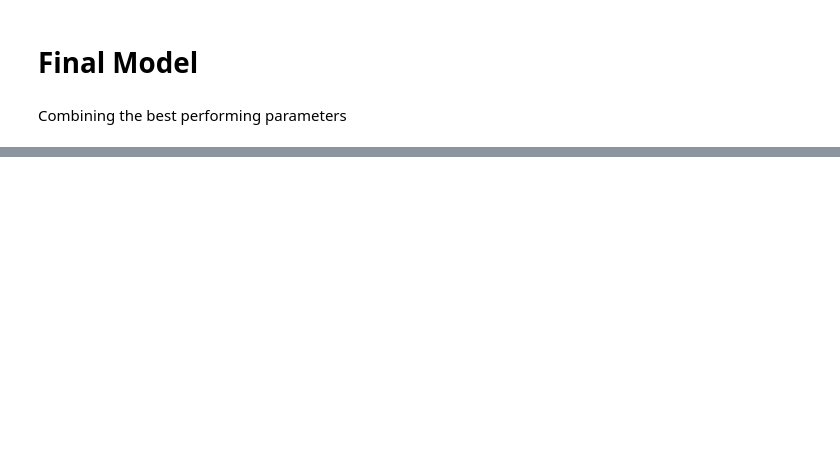
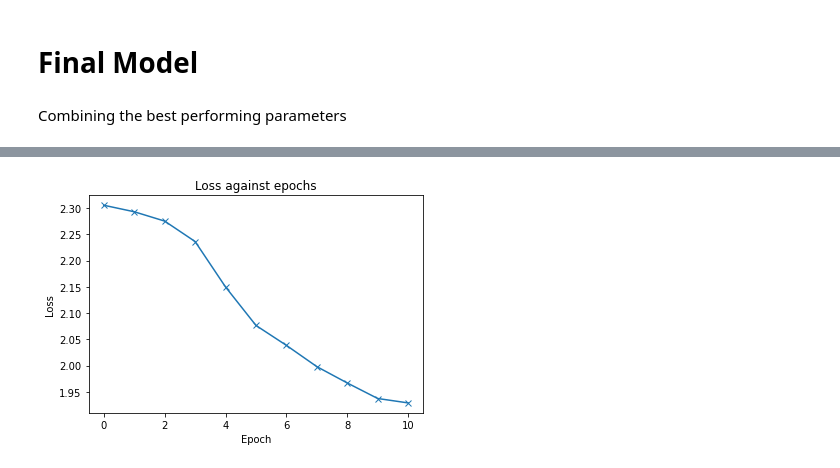
Before and after one commit to EamonnOCearnaigh/NeuralNetworks, a Jupyter notebook: Task 4.ipynb, the cells around one changed output, grey strips where cells are left out. Saved outputs shown, nothing was run; the diff lists cells and outputs as text; code cells hidden in the pictures; blank space fills up the shorter version.

```diff
--- a/Task 4.ipynb
+++ b/Task 4.ipynb
@@ -1331,0 +1404,7 @@ plot_accuracies(history)
+# %%
+learning_rate = 0.01 # Update to final model
+
+model = move_to_device(Model_Final(), device)
+# %%
+history = [validate_model(model, validation_loader)]
+print(history)
@@ -1331,0 +1413,2 @@ plot_accuracies(history)
+# %%
+history += fit_model(epochs, learning_rate, model, training_loader, validation_loader, optimiser_function)
@@ -1331,0 +1426,4 @@ plot_accuracies(history)
+# %%
+plot_losses(history)
+# %% [output]
+[figure, added]
```
Also changed, not shown: parts of 26 cells of this notebook, 1 other file.
